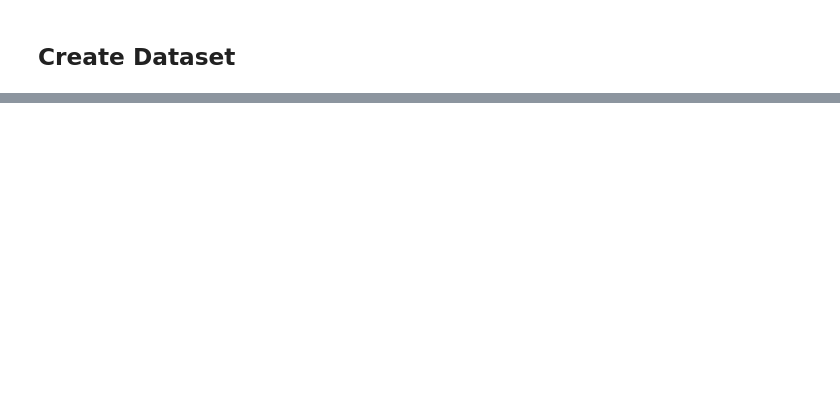
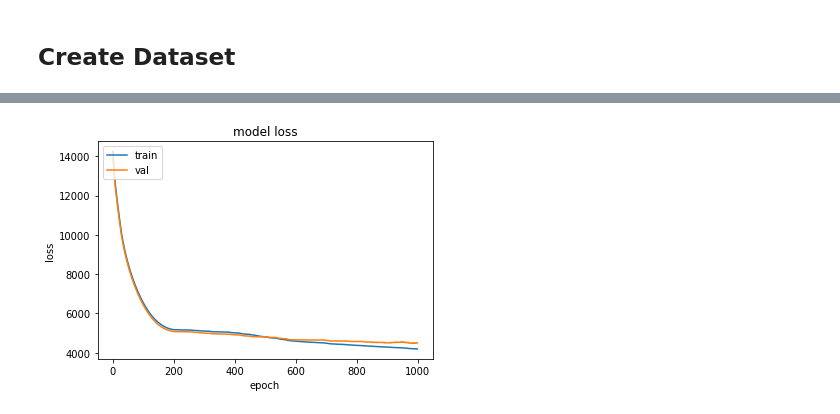
Before and after one commit to MHamza-Y/State-Space-Discretization, a Jupyter notebook: dynamics_model.ipynb, the cells around one changed output, grey strips where cells are left out. Saved outputs shown, nothing was run; the diff lists cells and outputs as text; code cells hidden in the pictures; blank space fills up the shorter version.

Commit message:
fixed memory bugs and optimized memory on data creation and loading.

```diff
--- a/dynamics_model.ipynb
+++ b/dynamics_model.ipynb
@@ -77,2 +59,0 @@ _________________________________________________________________
-# %%
-history = model.fit(x_train, y_train, epochs=50, batch_size=256)
@@ -96,0 +60,14 @@ Epoch 50/50
+# %%
+
+
+def create_model():
+
+    dynamic_model_input_layer = Input(shape=(timesteps, data_dim))
+    dynamic_model_lstm_layer = LSTM(32,return_state=False,return_sequences=True, activation="sigmoid", dropout=0.3)(dynamic_model_input_layer)
+    dynamic_model_dense_layer = Dense(y.shape[2],activation="relu")(dynamic_model_lstm_layer)
+    model = Model(inputs=dynamic_model_input_layer, outputs=dynamic_model_dense_layer)
+    model.compile(loss=['mean_squared_error'] , optimizer=Adam(0.001))
+    #model.build()
+    model.summary()
+    return model
+model = create_model()
@@ -96,0 +103,10 @@ Epoch 50/50
+# %%
+def scheduler(epoch, lr):
+  if epoch == 200:
+    return lr*0.1
+  else:
+      return lr
+
+lr_callback = tf.keras.callbacks.LearningRateScheduler(scheduler)
+# %%
+history = model.fit(x, y, epochs=1000, batch_size=4096, validation_split=0.3, callbacks=[lr_callback])
@@ -96,0 +137,10 @@ Epoch 50/50
+# %%
+plt.plot(history.history['loss'])
+plt.plot(history.history['val_loss'])
+plt.title('model loss')
+plt.ylabel('loss')
+plt.xlabel('epoch')
+plt.legend(['train', 'val'], loc='upper left')
+plt.show()
+# %% [output]
+[figure, added]
```
Also changed, not shown: parts of 18 cells of this notebook, 5 other files.
